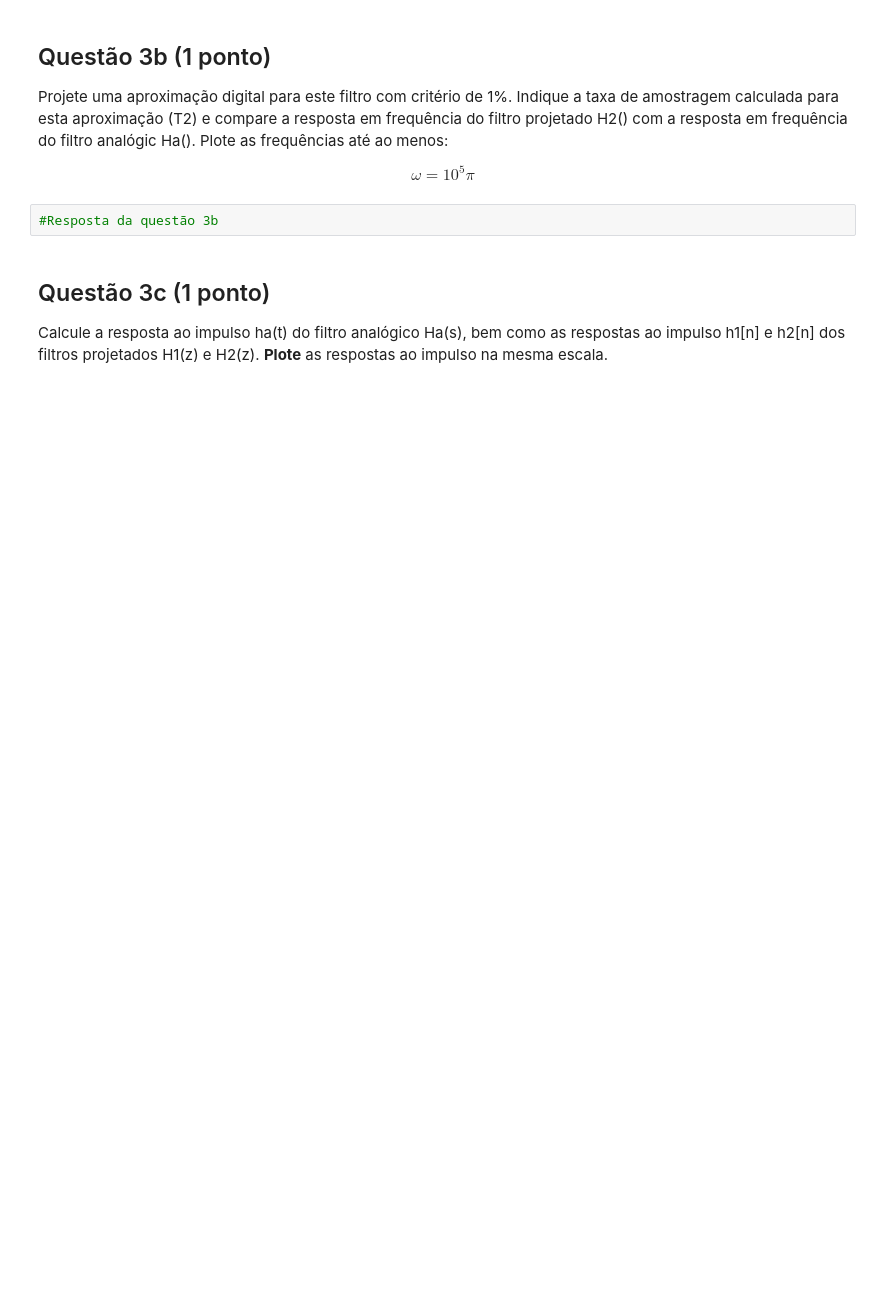
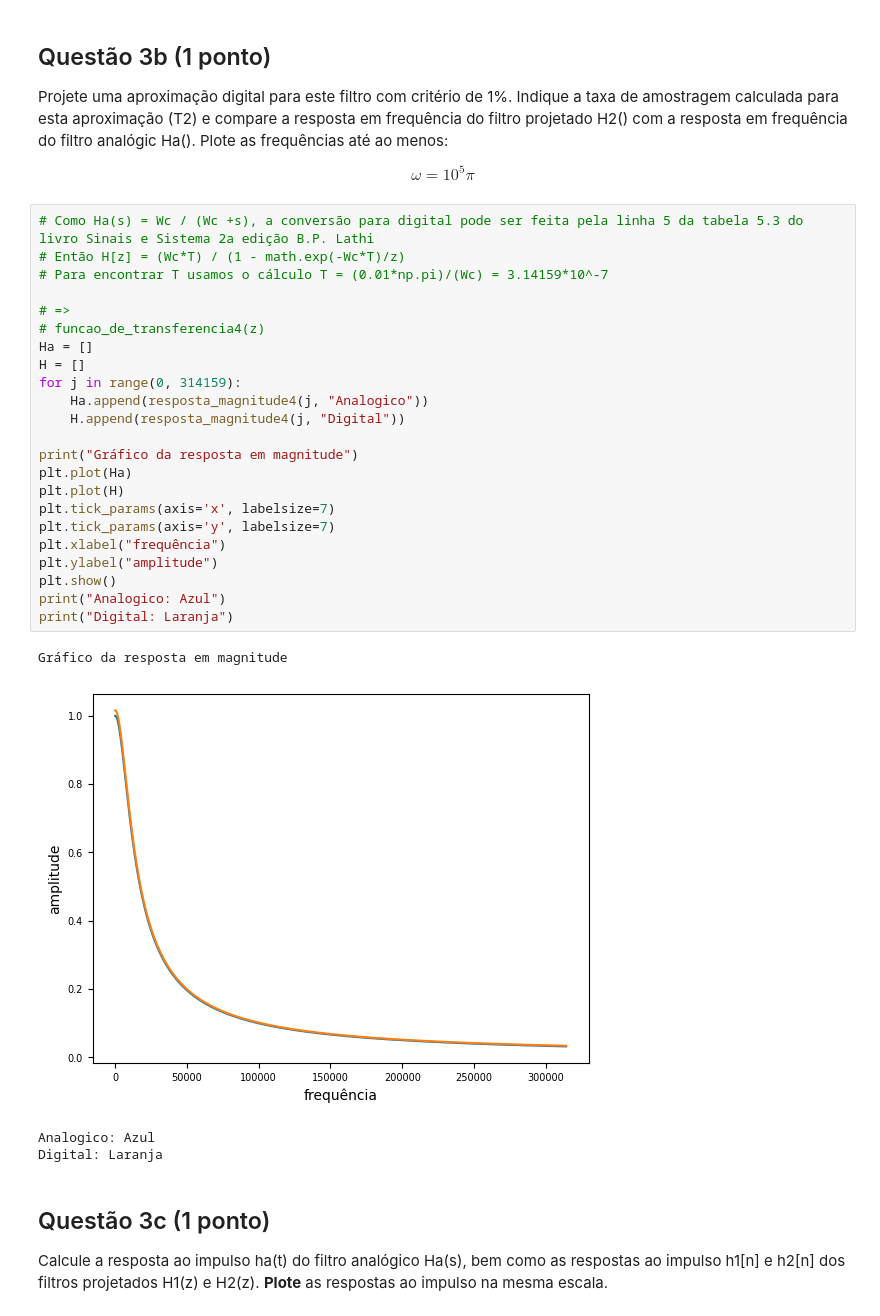
Before and after one commit to CristianoCTS/SSTD, a Jupyter notebook: Projeto-2/211028050-projeto2.ipynb, the cells around one changed output. Saved outputs shown, nothing was run; the diff lists cells and outputs as text; blank space fills up the shorter version.

```diff
--- a/Projeto-2/211028050-projeto2.ipynb
+++ b/Projeto-2/211028050-projeto2.ipynb
@@ -291,8 +390,34 @@ $$ \omega = 10^5 \pi $$
 Projete uma aproximação digital para este filtro com critério de 1%. Indique a taxa de amostragem calculada para esta aproximação (T2) e compare a resposta em frequência do filtro projetado H2() com a resposta em frequência do filtro analógic Ha(). Plote as frequências até ao menos:
 
 $$ \omega = 10^5 \pi $$
-# %%
-#Resposta da questão 3b
+# %%
+# Como Ha(s) = Wc / (Wc +s), a conversão para digital pode ser feita pela linha 5 da tabela 5.3 do livro Sinais e Sistema 2a edição B.P. Lathi
+# Então H[z] = (Wc*T) / (1 - math.exp(-Wc*T)/z)
+# Para encontrar T usamos o cálculo T = (0.01*np.pi)/(Wc) = 3.14159*10^-7
+
+# =>
+# funcao_de_transferencia4(z)
+Ha = []
+H = []
+for j in range(0, 314159):
+    Ha.append(resposta_magnitude4(j, "Analogico"))
+    H.append(resposta_magnitude4(j, "Digital"))
+
+print("Gráfico da resposta em magnitude")
+plt.plot(Ha)
+plt.plot(H)
+plt.tick_params(axis='x', labelsize=7)
+plt.tick_params(axis='y', labelsize=7)
+plt.xlabel("frequência")
+plt.ylabel("amplitude")
+plt.show()
+print("Analogico: Azul")
+print("Digital: Laranja")
+# %% [output]
+Gráfico da resposta em magnitude
+[figure, added]
+Analogico: Azul
+Digital: Laranja
 # %% [markdown]
 ## Questão 3c (1 ponto)
 
```
Also changed, not shown: parts of 7 cells of this notebook.
